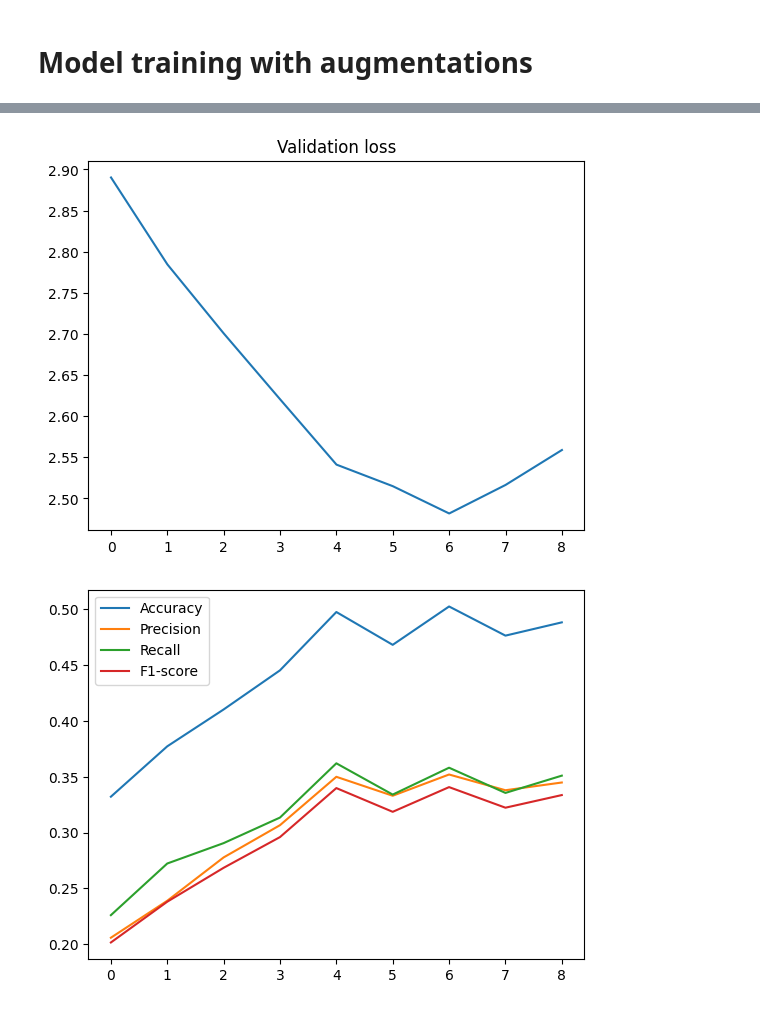
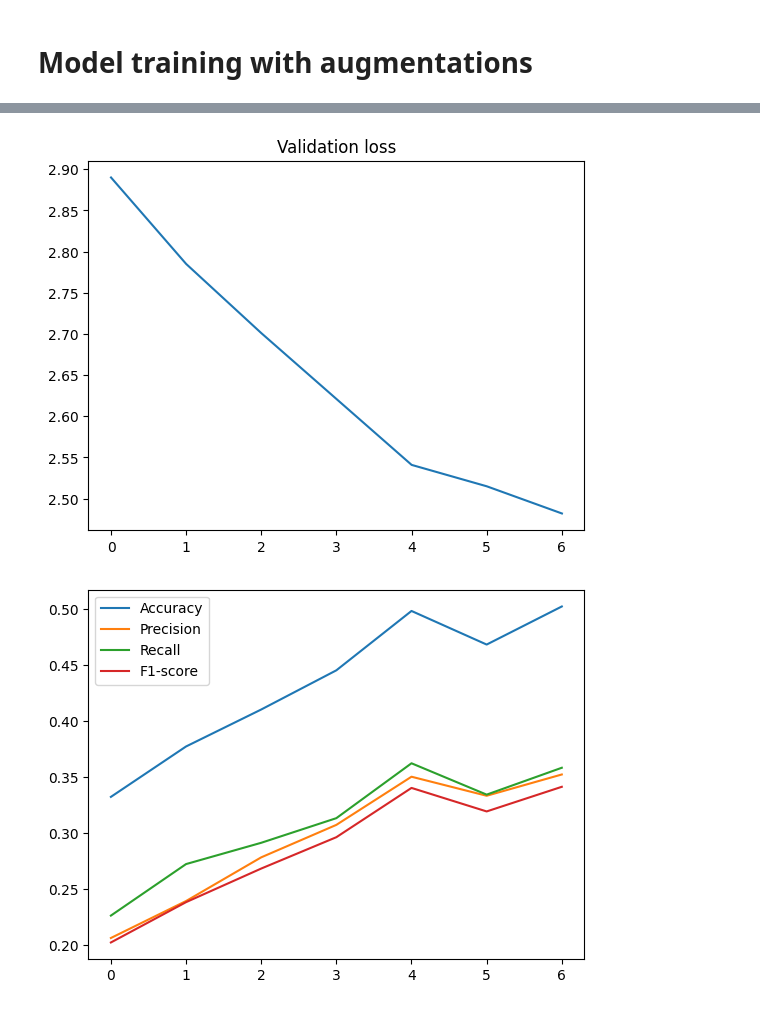
Before and after one commit to DaniilMako/BirdCLEF, a Jupyter notebook: ResNet_silence.ipynb, the cells around one changed output, grey strips where cells are left out. Saved outputs shown, nothing was run; the diff lists cells and outputs as text; code cells hidden in the pictures.

```diff
--- a/ResNet_silence.ipynb
+++ b/ResNet_silence.ipynb
@@ -522,5 +522,5 @@ Epoch 9/9, Train loss: 1.257, Validation loss: 2.858, Accuracy: 0.522, Precision
 # %% [markdown]
 # Model training with augmentations
 # %%
-launch(train_loader=train_loader_mel_aug, val_loader=val_loader_mel, num_epochs=9, spectrogram_type='mel')
+launch(train_loader=train_loader_mel_aug, val_loader=val_loader_mel, num_epochs=7, spectrogram_type='mel')
 # %% [output]
@@ -545,2 +545,2 @@ Epoch 9/9, Train loss: 0.794, Validation loss: 2.559, Accuracy: 0.488, Precision
-[figure, old version]
+[figure, new version]
-[figure, old version]
+[figure, new version]
```
Also changed, not shown: parts of 8 cells of this notebook, 2 other files.
